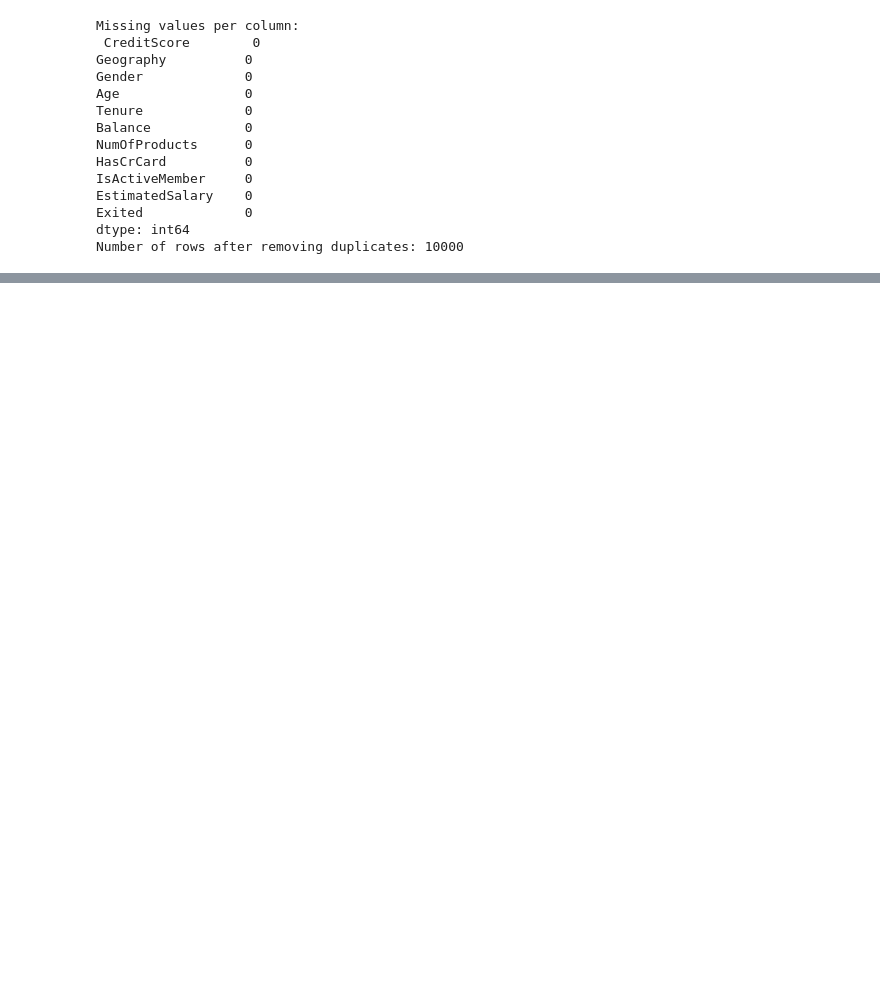
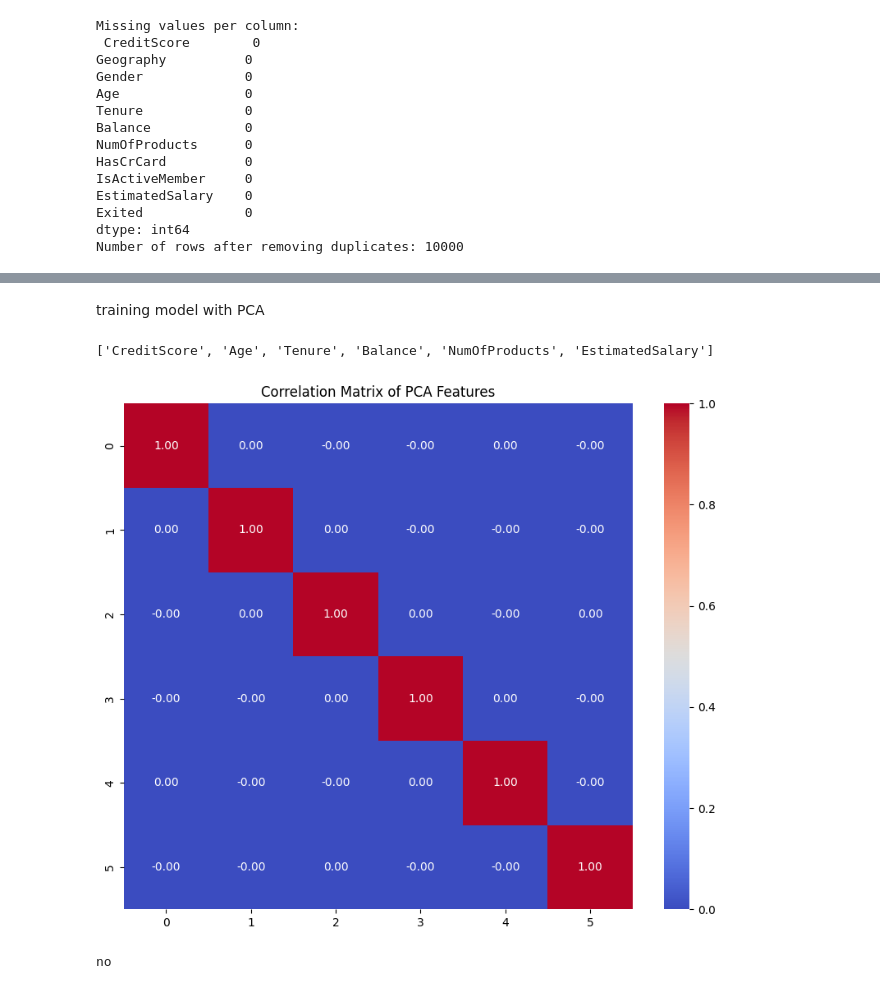
Before and after one commit to Shaurya2127/practice_projects, a Jupyter notebook: bank.ipynb, the cells around one changed output, grey strips where cells are left out. Drawn from its saved outputs; the diff is of its cells as text; code cells hidden in the pictures; blank space fills up the shorter version.

```diff
--- a/bank.ipynb
+++ b/bank.ipynb
@@ -460,0 +203,24 @@ weighted avg       0.63      0.63      0.63      2389
+# %% [markdown]
+training model with PCA
+# %%
+import pandas as pd
+from sklearn.decomposition import PCA
+
+pca = PCA(n_components=6)
+X_pca = pca.fit_transform(X_resampled)
+feature_indices = abs(pca.components_).argsort()[:, ::-1][:, :6]
+
+top_feature_indices = sorted(list(set(feature_indices.flatten())))[:6]
+selected_features = [scaled_df.columns[i] for i in top_feature_indices]
+selected_features
+# %% [output]
+['CreditScore', 'Age', 'Tenure', 'Balance', 'NumOfProducts', 'EstimatedSalary']
+# %%
+correlation_matrix_pca = pd.DataFrame(X_pca).corr()
+plt.figure(figsize=(10, 8))
+sns.heatmap(correlation_matrix_pca, annot=True, cmap='coolwarm', fmt=".2f")
+plt.title('Correlation Matrix of PCA Features')
+plt.show()
+# %% [output]
+[figure, added]
+no
```
Also changed, not shown: parts of 26 cells of this notebook.
